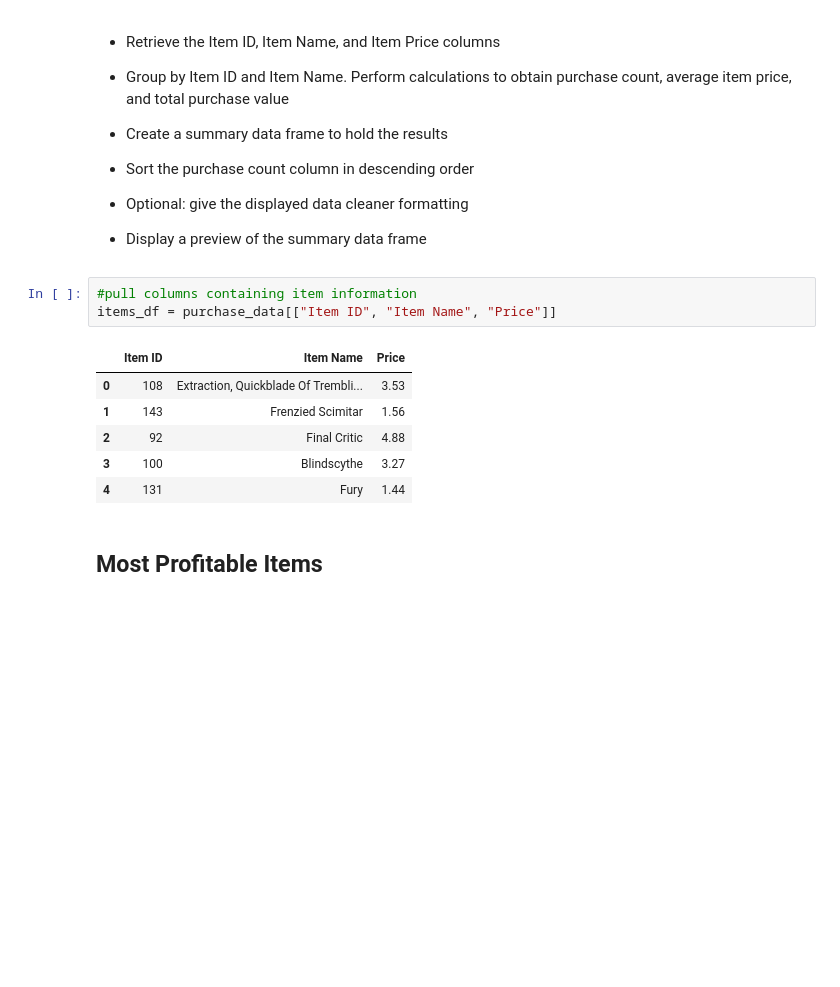
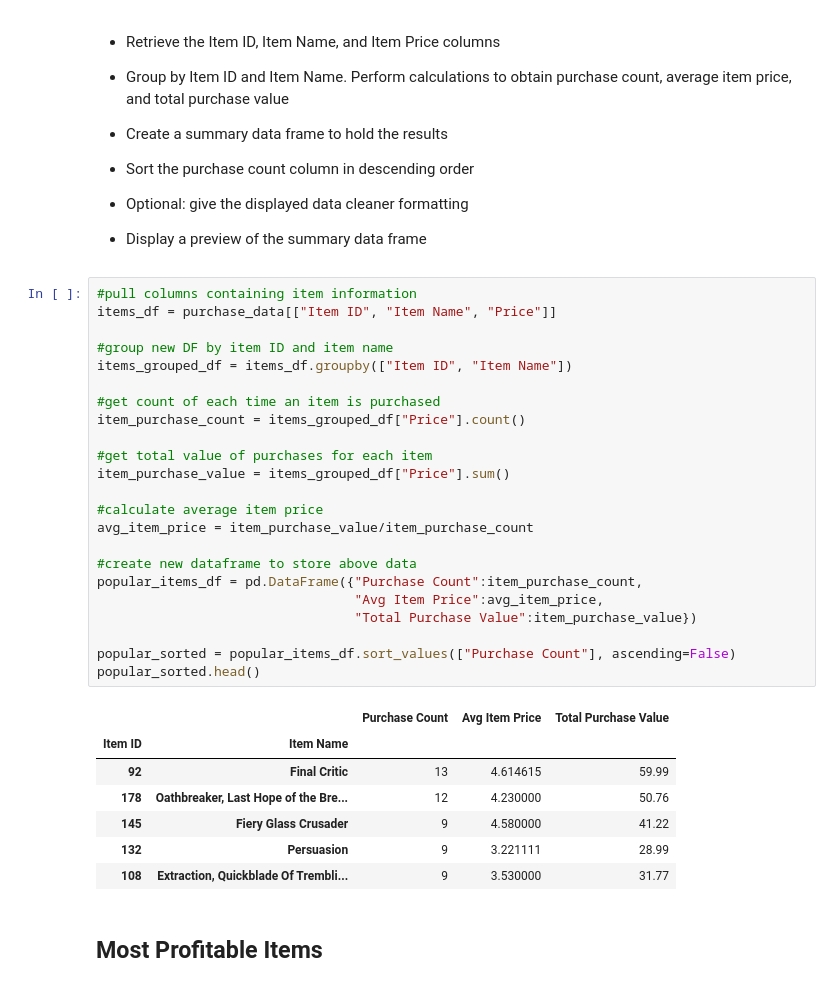
Before and after one commit to Boyder3113/Pandas, a Jupyter notebook: HeroesOfPymoli/HeroesOfPymoli_starter.ipynb, the cells around one changed output. Cells and saved outputs as stored; diff of their text form; blank space fills up the shorter version.

Commit message:
adding two newly created dataframes

```diff
--- a/HeroesOfPymoli/HeroesOfPymoli_starter.ipynb
+++ b/HeroesOfPymoli/HeroesOfPymoli_starter.ipynb
@@ -334,16 +334,37 @@ top_spenders_sorted_df.head()
 
 
 * Display a preview of the summary data frame
-# %%
-#pull columns containing item information
-items_df = purchase_data[["Item ID", "Item Name", "Price"]]
-# %% [output]
-|  | Item ID | Item Name | Price |
-| 0 | 108 | Extraction, Quickblade Of Trembli... | 3.53 |
-| 1 | 143 | Frenzied Scimitar | 1.56 |
-| 2 | 92 | Final Critic | 4.88 |
-| 3 | 100 | Blindscythe | 3.27 |
-| 4 | 131 | Fury | 1.44 |
+# %%
+#pull columns containing item information
+items_df = purchase_data[["Item ID", "Item Name", "Price"]]
+
+#group new DF by item ID and item name
+items_grouped_df = items_df.groupby(["Item ID", "Item Name"])
+
+#get count of each time an item is purchased
+item_purchase_count = items_grouped_df["Price"].count()
+
+#get total value of purchases for each item
+item_purchase_value = items_grouped_df["Price"].sum()
+
+#calculate average item price
+avg_item_price = item_purchase_value/item_purchase_count
+
+#create new dataframe to store above data
+popular_items_df = pd.DataFrame({"Purchase Count":item_purchase_count,
+                                 "Avg Item Price":avg_item_price,
+                                 "Total Purchase Value":item_purchase_value})
+
+popular_sorted = popular_items_df.sort_values(["Purchase Count"], ascending=False)
+popular_sorted.head()
+# %% [output]
+|  |  | Purchase Count | Avg Item Price | Total Purchase Value |
+| Item ID | Item Name |  |  |  |
+| 92 | Final Critic | 13 | 4.614615 | 59.99 |
+| 178 | Oathbreaker, Last Hope of the Bre... | 12 | 4.230000 | 50.76 |
+| 145 | Fiery Glass Crusader | 9 | 4.580000 | 41.22 |
+| 132 | Persuasion | 9 | 3.221111 | 28.99 |
+| 108 | Extraction, Quickblade Of Trembli... | 9 | 3.530000 | 31.77 |
 # %% [markdown]
 ## Most Profitable Items
 # %% [markdown]
```
Also changed, not shown: parts of 2 cells of this notebook.
